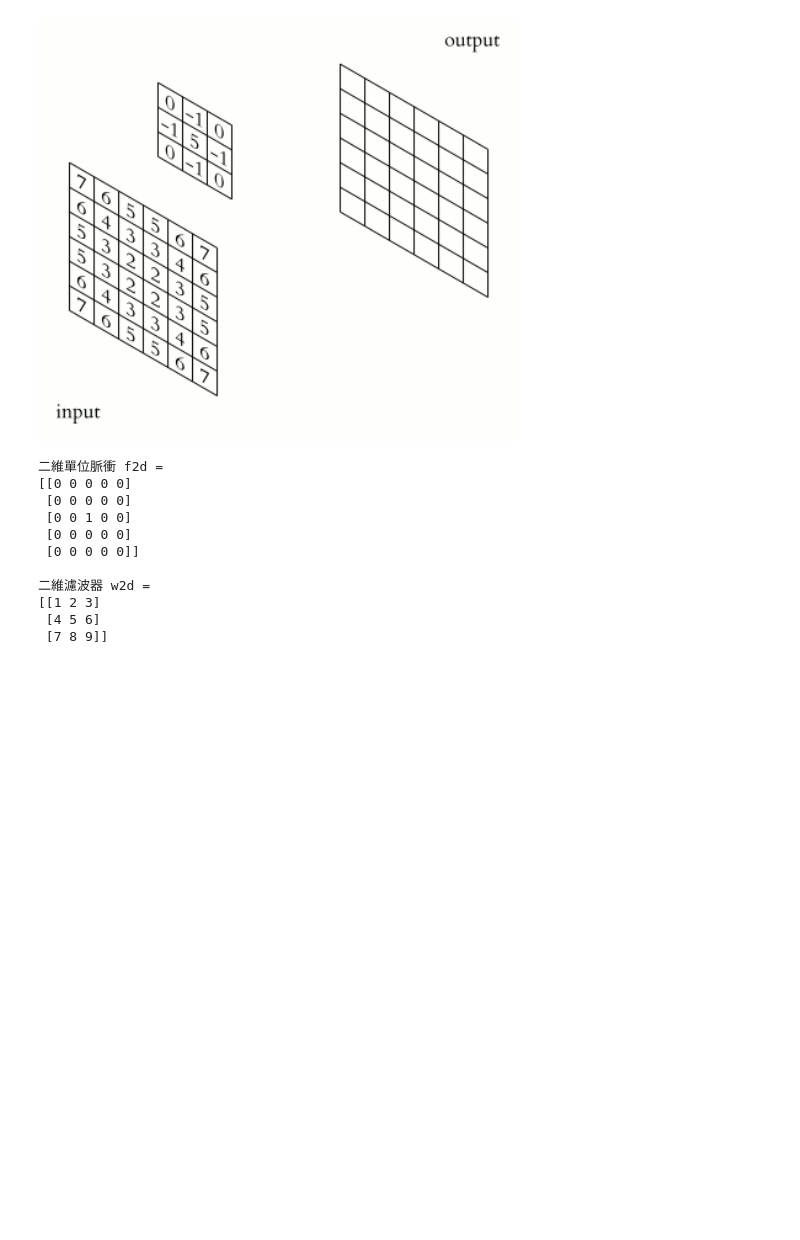
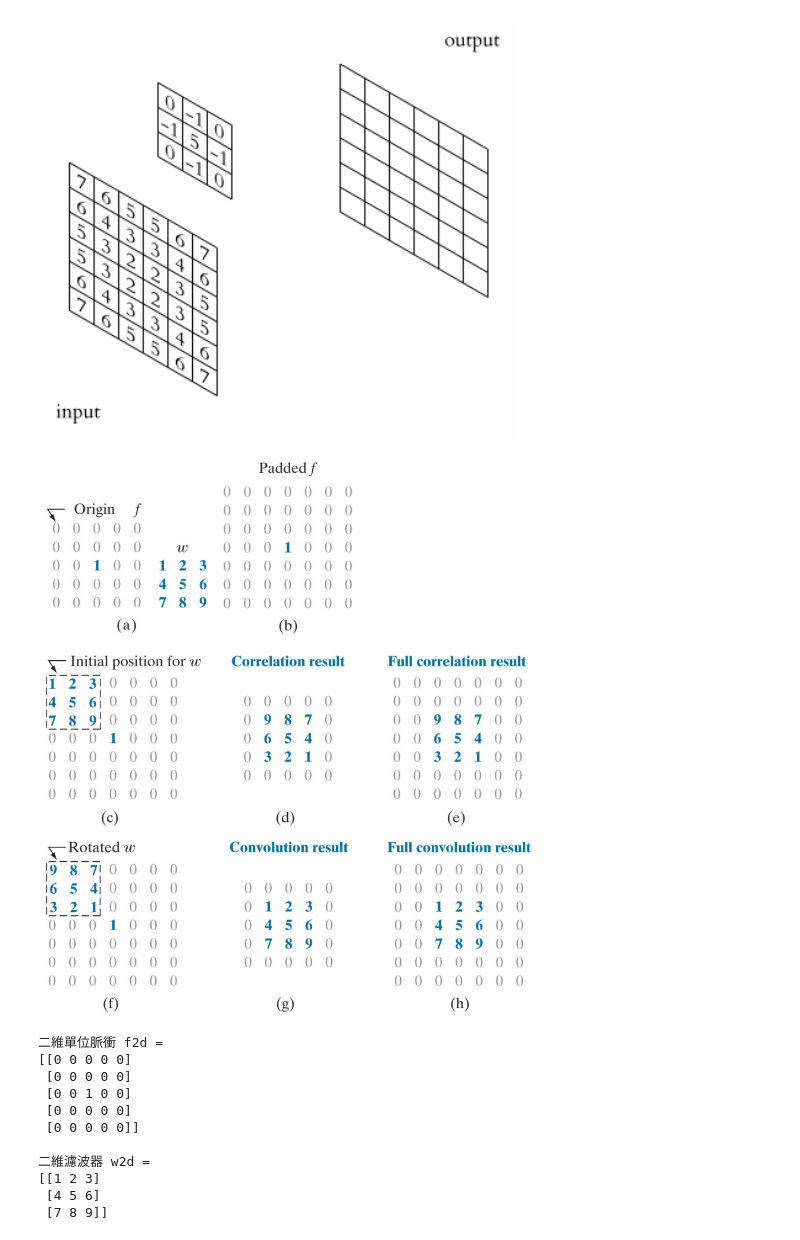
Before and after one commit to twMr7/PyTorch-Deep-Learning, a Jupyter notebook: 03-CNN_Introduction_with_Lightning.ipynb, the cells around one changed output. Saved outputs shown, nothing was run; the diff lists cells and outputs as text; code cells hidden in the pictures; blank space fills up the shorter version.

```diff
--- a/03-CNN_Introduction_with_Lightning.ipynb
+++ b/03-CNN_Introduction_with_Lightning.ipynb
@@ -140,6 +141,10 @@ tensor([0, 1, 2, 3, 4, 5, 0, 0], dtype=torch.int32)
 Image(url='https://upload.wikimedia.org/wikipedia/commons/1/19/2D_Convolution_Animation.gif', embed=True, width=480)
 # %% [output]
 [figure]
+# %%
+Image(filename='images/conv_corr_example2.png', width=800)
+# %% [output]
+[figure, added]
 # %%
 f2d = np.array([[0, 0, 0, 0, 0],
                 [0, 0, 0, 0, 0],
```
Also changed, not shown: parts of 31 cells of this notebook, 2 other files.
